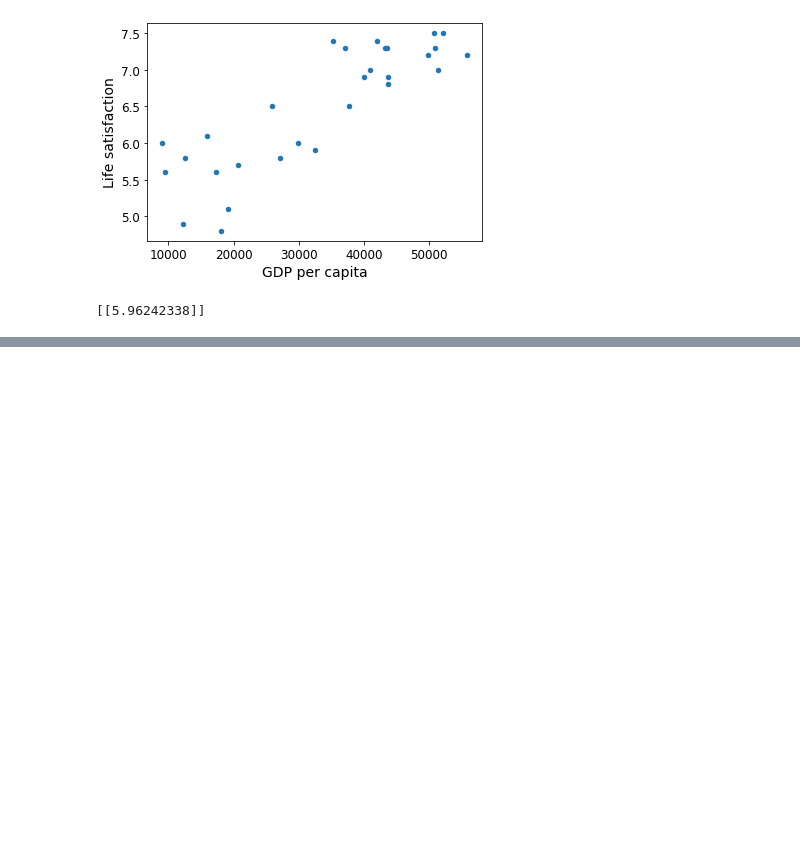
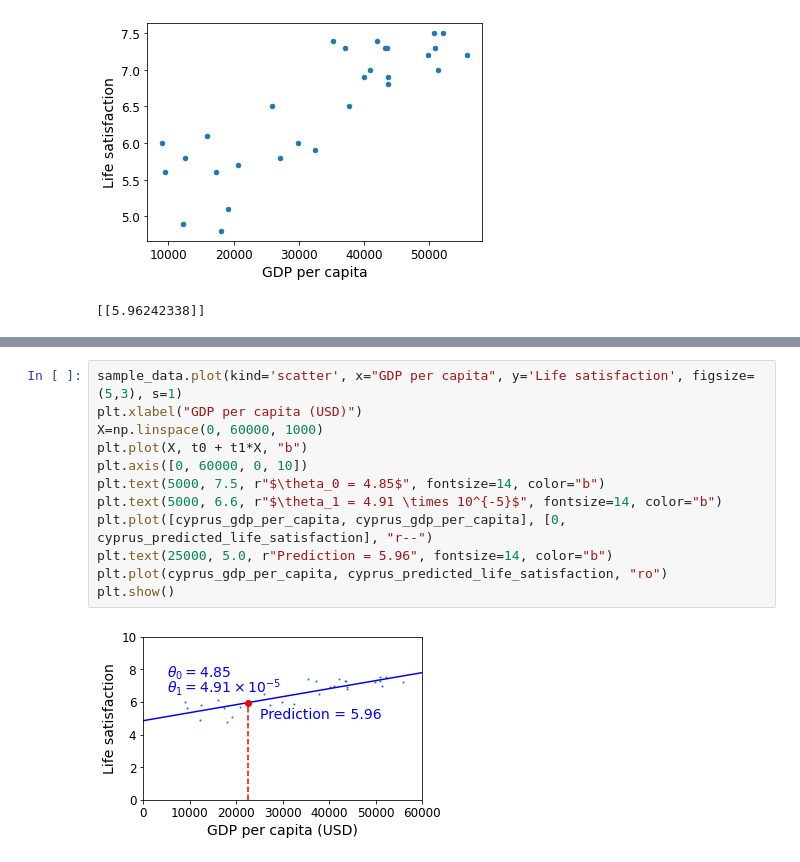
Before and after one commit to satyajitghosh/learningML, a Jupyter notebook: geronBookRedone/Ch01.ipynb, the cells around one changed output, grey strips where cells are left out. Cells and saved outputs as stored; diff of their text form; blank space fills up the shorter version.

```diff
--- a/geronBookRedone/Ch01.ipynb
+++ b/geronBookRedone/Ch01.ipynb
@@ -71,0 +197,14 @@ print(model.predict(X_new)) # outputs [[ 5.96242338]]
+# %%
+sample_data.plot(kind='scatter', x="GDP per capita", y='Life satisfaction', figsize=(5,3), s=1)
+plt.xlabel("GDP per capita (USD)")
+X=np.linspace(0, 60000, 1000)
+plt.plot(X, t0 + t1*X, "b")
+plt.axis([0, 60000, 0, 10])
+plt.text(5000, 7.5, r"$\theta_0 = 4.85$", fontsize=14, color="b")
+plt.text(5000, 6.6, r"$\theta_1 = 4.91 \times 10^{-5}$", fontsize=14, color="b")
+plt.plot([cyprus_gdp_per_capita, cyprus_gdp_per_capita], [0, cyprus_predicted_life_satisfaction], "r--")
+plt.text(25000, 5.0, r"Prediction = 5.96", fontsize=14, color="b")
+plt.plot(cyprus_gdp_per_capita, cyprus_predicted_life_satisfaction, "ro")
+plt.show()
+# %% [output]
+[figure, added]
```
Also changed, not shown: parts of 22 cells of this notebook.
